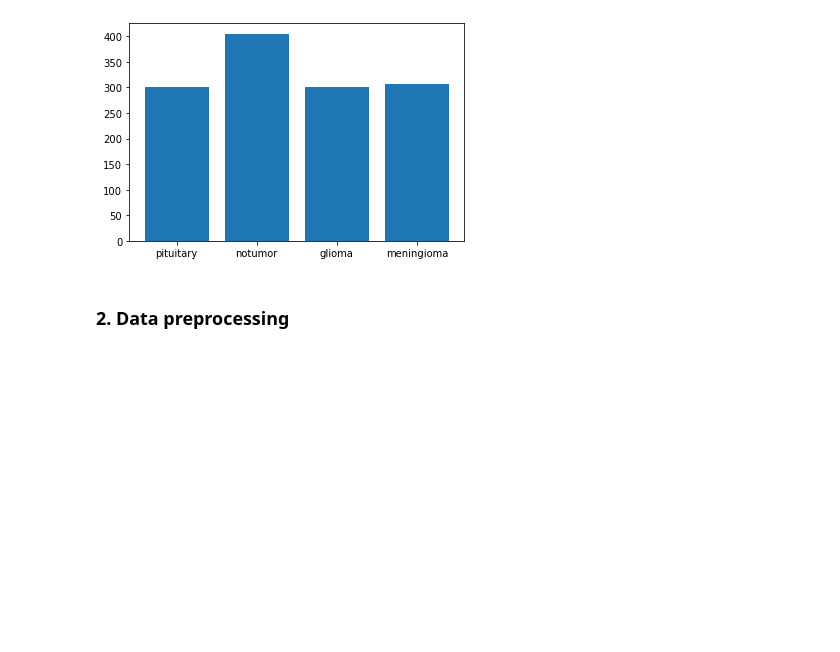
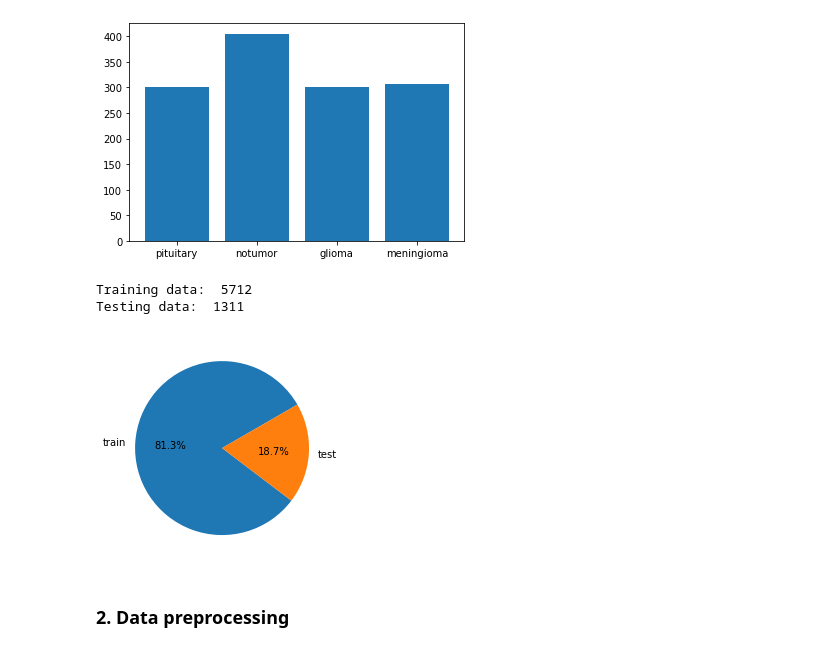
Before and after one commit to Stempnio/ml-tumor-classification, a Jupyter notebook: tumor_classifier.ipynb, the cells around one changed output. Drawn from its saved outputs; the diff is of its cells as text; code cells hidden in the pictures; blank space fills up the shorter version.

```diff
--- a/tumor_classifier.ipynb
+++ b/tumor_classifier.ipynb
@@ -47,6 +47,23 @@ plt.bar(test_counts.keys(), test_counts.values())
 # %% [output]
 <BarContainer object of 4 artists>
 [figure]
+# %%
+train_count = sum(train_counts.values())
+test_count = sum(test_counts.values())
+print("Training data: ",train_count)
+print("Testing data: ", test_count)
+# %% [output]
+Training data:  5712
+Testing data:  1311
+# %%
+plt.pie([train_count, test_count],
+        labels = ["train", "test"],
+        startangle = 30,
+        autopct='%.1f%%')
+
+plt.show()
+# %% [output]
+[figure, added]
 # %% [markdown]
 ### 2. Data preprocessing
 # %%
```
Also changed, not shown: parts of 55 cells of this notebook, 1 other file.
